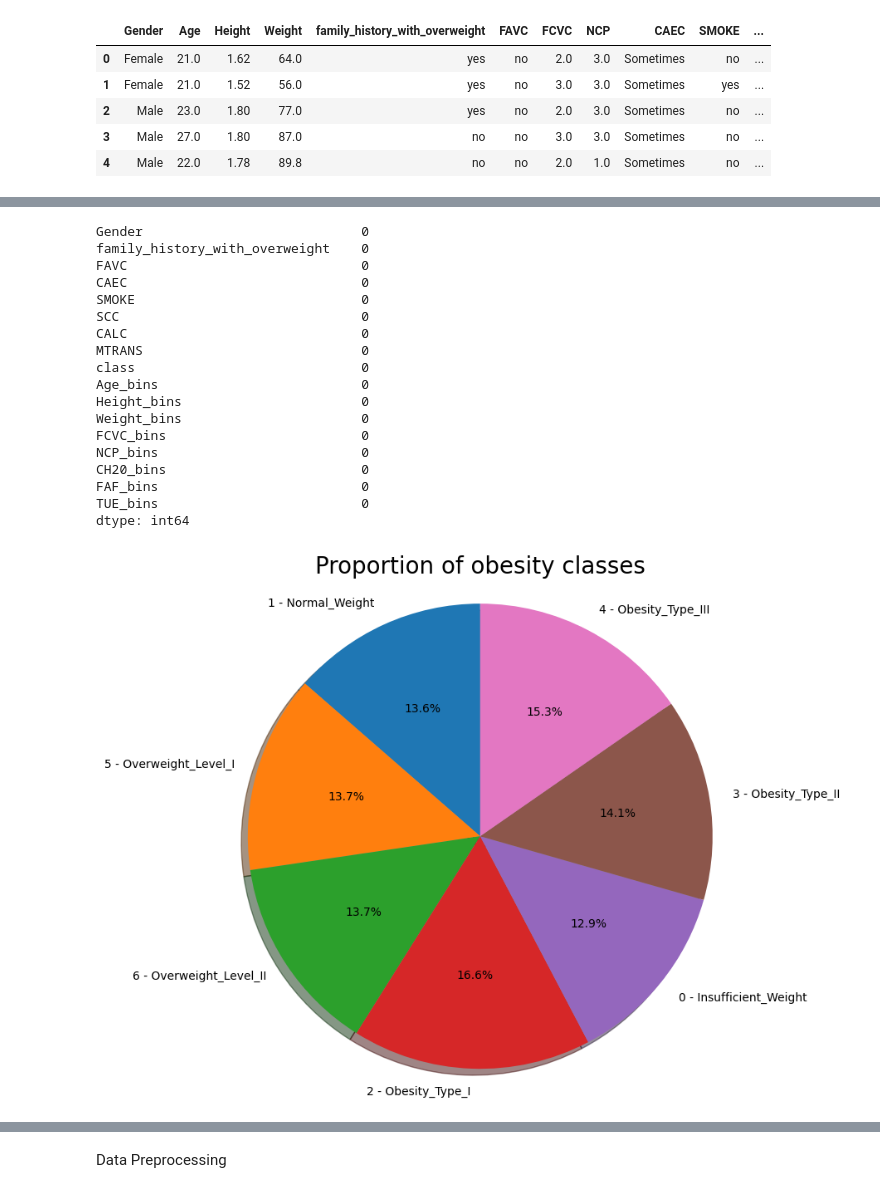
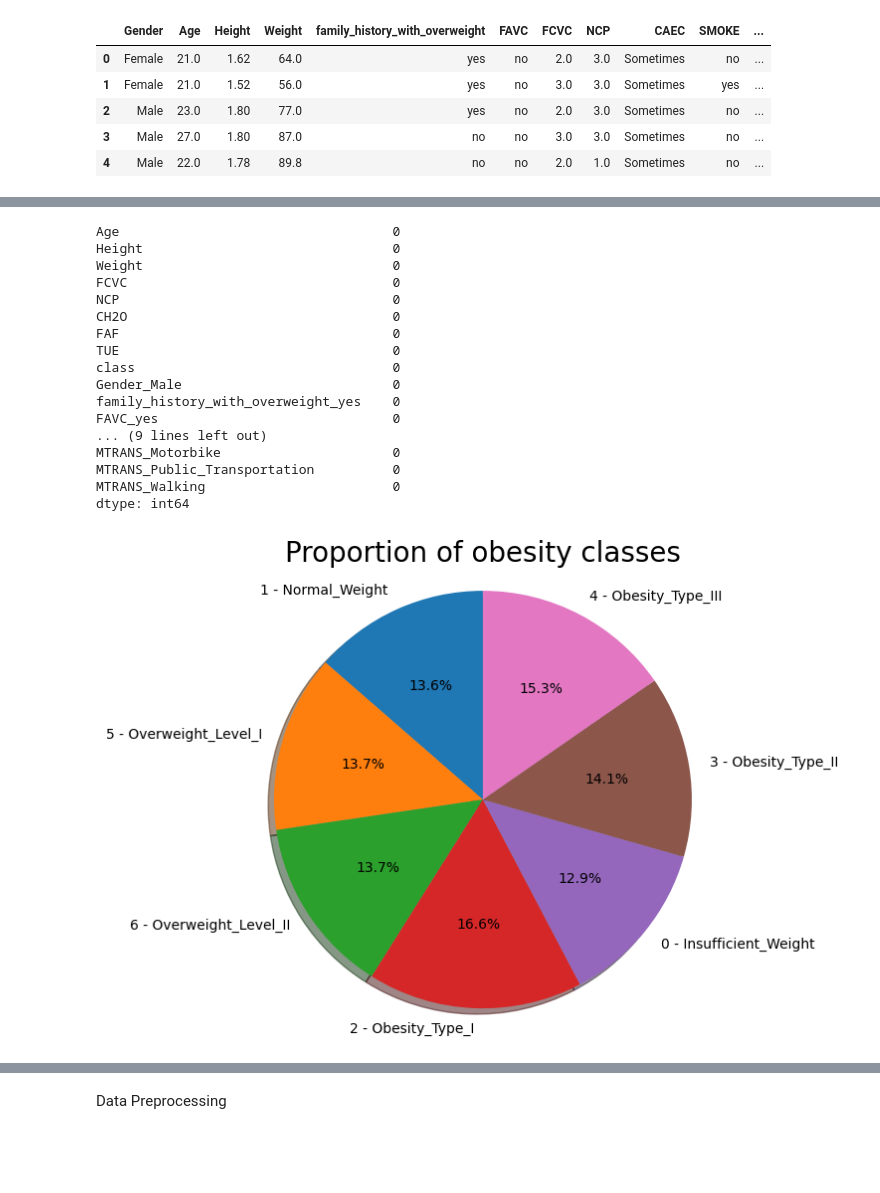
Before and after one commit to dominikadabrowska33/Obesity-or-CVD-risk-Classify-Regressor-Cluster-, a Jupyter notebook: Multi_Class_Prediction_models_of_Obesity_Risk.ipynb, the cells around one changed output, grey strips where cells are left out. Cells and saved outputs as stored; diff of their text form; code cells hidden in the pictures; blank space fills up the shorter version.

```diff
--- a/Multi_Class_Prediction_models_of_Obesity_Risk.ipynb
+++ b/Multi_Class_Prediction_models_of_Obesity_Risk.ipynb
@@ -117,11 +114,0 @@ I don't want to drop any columns since the unique count is less than the total c
-# %%
-obesity['Age_bins'] = pd.cut(x=obesity['Age'], bins=[10, 20, 30, 40, 50, 60, 70, np.inf])
-obesity['Height_bins'] = pd.cut(x=obesity['Height'], bins=[1, 1.1, 1.2, 1.3, 1.4, 1.5, 1.6, 1.7, 1.8, 1.9, 2, np.inf])
-obesity['Weight_bins'] = pd.cut(x=obesity['Weight'], bins=[20, 30, 40, 50, 60, 70, 80, 90, 100, 110, 120, 130, 140, 150, 160, 170, 190, np.inf])
-obesity['FCVC_bins'] = pd.cut(x=obesity['FCVC'], bins=8)
-obesity['NCP_bins'] = pd.cut(x=obesity['NCP'], bins=8)
-obesity['CH20_bins'] = pd.cut(x=obesity['CH2O'], bins=8)
-obesity['FAF_bins'] = pd.cut(x=obesity['FAF'], bins=8)
-obesity['TUE_bins'] = pd.cut(x=obesity['TUE'], bins=8)
-
-obesity.dtypes
@@ -146,10 +114,0 @@ dtype: object
-# %%
-# Convert text values into numerical values
-from sklearn.preprocessing import LabelEncoder
-
-object_columns = obesity.select_dtypes(include=['object', 'category']).columns
-le = LabelEncoder()
-for col in  object_columns:
-  obesity[col] = le.fit_transform(obesity[col])
-
-obesity.head()
@@ -164,4 +114,0 @@ obesity.head()
-# %%
-#drop columns converted to intervals
-obesity = obesity.drop(columns=['Age', 'Height', 'Weight', 'FCVC', 'NCP', 'CH2O', 'FAF', 'TUE'])
-obesity.describe()
@@ -177,0 +117,11 @@ obesity.describe()
+# %%
+# Splitting the dataframe into numerical and categorical columns
+obesity_object = obesity.select_dtypes(include='object')
+obesity_numeric = obesity.select_dtypes(exclude='object')
+
+# One-hot encoding
+obesity_object_dummies = pd.get_dummies(obesity_object, drop_first= True, dtype=int)
+
+# Concatenation of both data frames
+obesity = pd.concat([obesity_numeric, obesity_object_dummies], axis=1)
+obesity.head()
@@ -179,40 +137,39 @@ obesity.describe()
 # Check columns list and missing values
 obesity.isnull().sum()
 # %% [output]
-Gender                            0
-family_history_with_overweight    0
-FAVC                              0
-CAEC                              0
-SMOKE                             0
-SCC                               0
-CALC                              0
-MTRANS                            0
-class                             0
-Age_bins                          0
-Height_bins                       0
-Weight_bins                       0
-FCVC_bins                         0
-NCP_bins                          0
-CH20_bins                         0
-FAF_bins                          0
-TUE_bins                          0
+Age                                   0
+Height                                0
+Weight                                0
+FCVC                                  0
+NCP                                   0
+CH2O                                  0
+FAF                                   0
+TUE                                   0
+class                                 0
+Gender_Male                           0
+family_history_with_overweight_yes    0
+FAVC_yes                              0
+... (9 lines left out)
+MTRANS_Motorbike                      0
+MTRANS_Public_Transportation          0
+MTRANS_Walking                        0
 dtype: int64
 # %%
 # Check propotion of obesity class
 labels = '1 - Normal_Weight', '5 - Overweight_Level_I', '6 - Overweight_Level_II', '2 - Obesity_Type_I', '0 - Insufficient_Weight', '3 - Obesity_Type_II', '4 - Obesity_Type_III'
 sizes = [obesity['class'][obesity['class']==1].count(), obesity['class'][obesity['class']==5].count(),
          obesity['class'][obesity['class']==6].count(), obesity['class'][obesity['class']==2].count(),
          obesity['class'][obesity['class']==0].count(), obesity['class'][obesity['class']==3].count(),
          obesity['class'][obesity['class']==4].count()]
 explode = (0, 0.1)
-fig1, ax1 = plt.subplots(figsize=(10, 8))
+fig1, ax1 = plt.subplots(figsize=(8, 6))
 ax1.pie(sizes, labels=labels, autopct='%1.1f%%',
         shadow=True, startangle=90)
 ax1.axis('equal')
 plt.title("Proportion of obesity classes", size = 20)
 plt.show()
 # %% [output]
-[figure, old version]
+[figure, new version]
 # %%
 # Calculating the correlation matrix
 correlation_matrix = obesity.corr()
```
Also changed, not shown: parts of 44 cells of this notebook.
